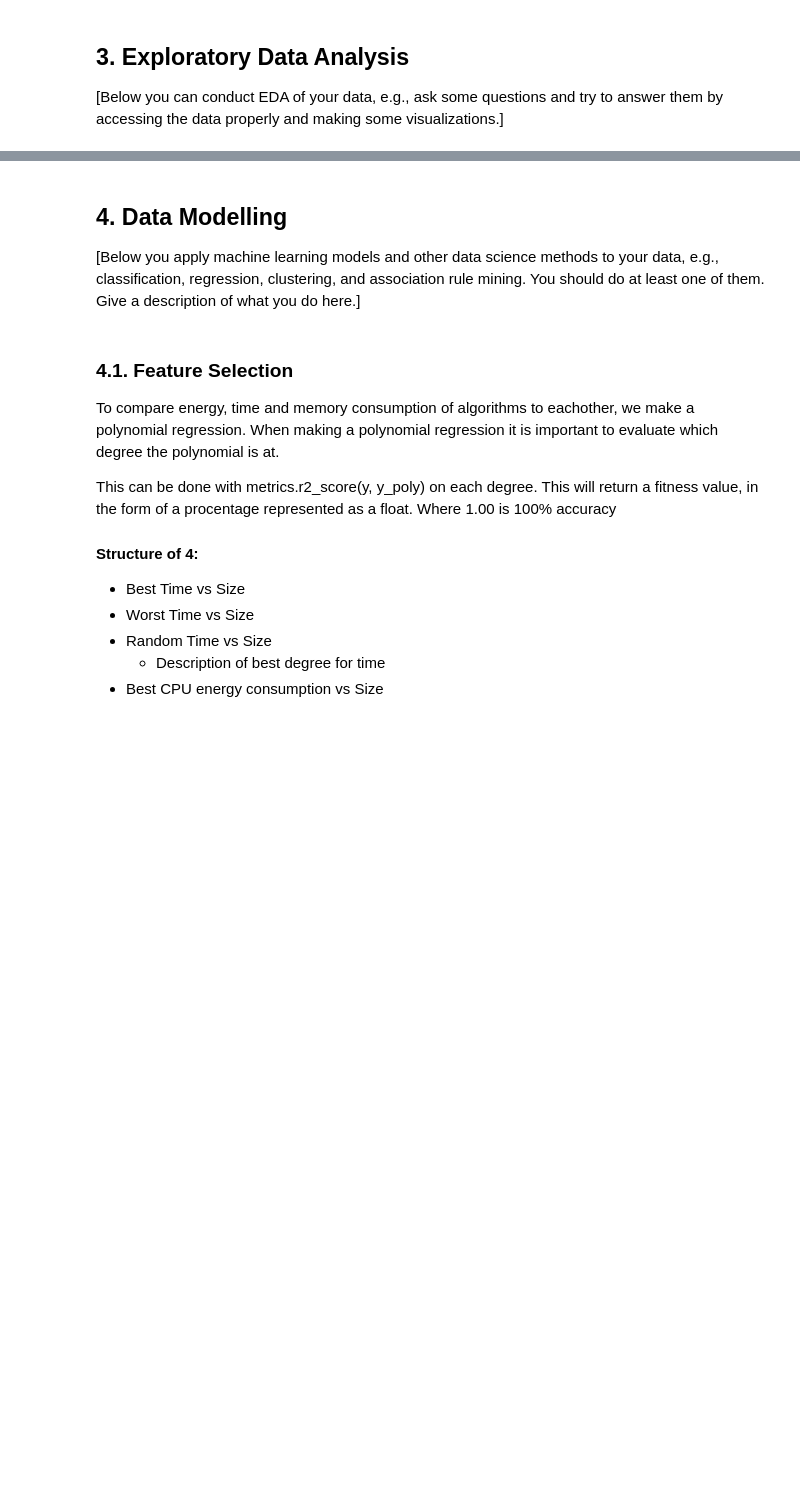
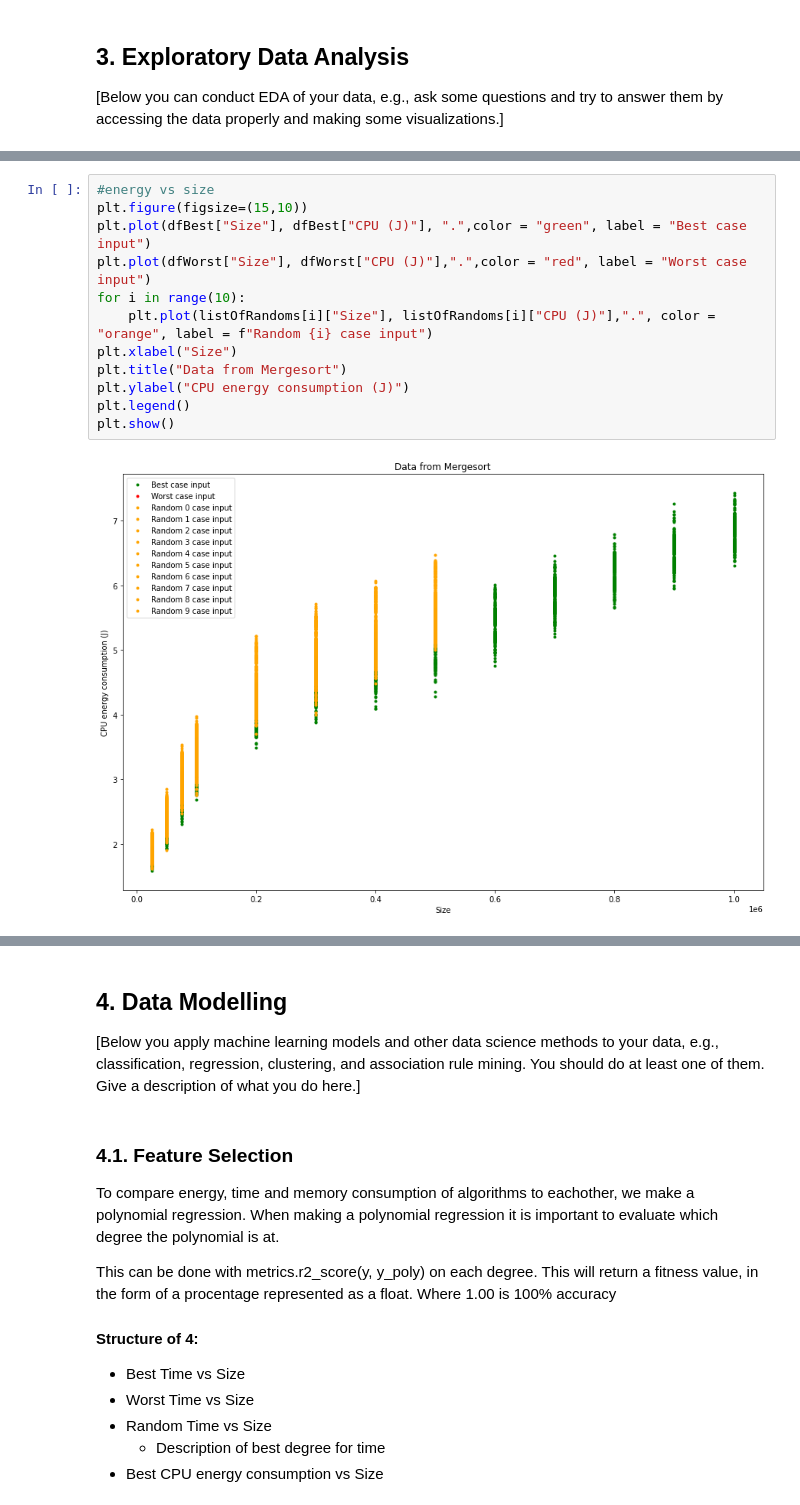
Before and after one commit to hrallil/Data-science-and-visualisation, a Jupyter notebook: Mini project/Group_12_report.ipynb, the cells around one changed output, grey strips where cells are left out. Cells and saved outputs as stored; diff of their text form; blank space fills up the shorter version.

```diff
--- a/Mini project/Group_12_report.ipynb
+++ b/Mini project/Group_12_report.ipynb
@@ -259,0 +183,14 @@ Size 1000000 from the best case input is normal distributed: False
+# %%
+#energy vs size
+plt.figure(figsize=(15,10))
+plt.plot(dfBest["Size"], dfBest["CPU (J)"], ".",color = "green", label = "Best case input")
+plt.plot(dfWorst["Size"], dfWorst["CPU (J)"],".",color = "red", label = "Worst case input")
+for i in range(10):
+    plt.plot(listOfRandoms[i]["Size"], listOfRandoms[i]["CPU (J)"],".", color = "orange", label = f"Random {i} case input")
+plt.xlabel("Size")
+plt.title("Data from Mergesort")
+plt.ylabel("CPU energy consumption (J)")
+plt.legend()
+plt.show()
+# %% [output]
+[figure, added]
```
Also changed, not shown: parts of 31 cells of this notebook, 6 other files.
